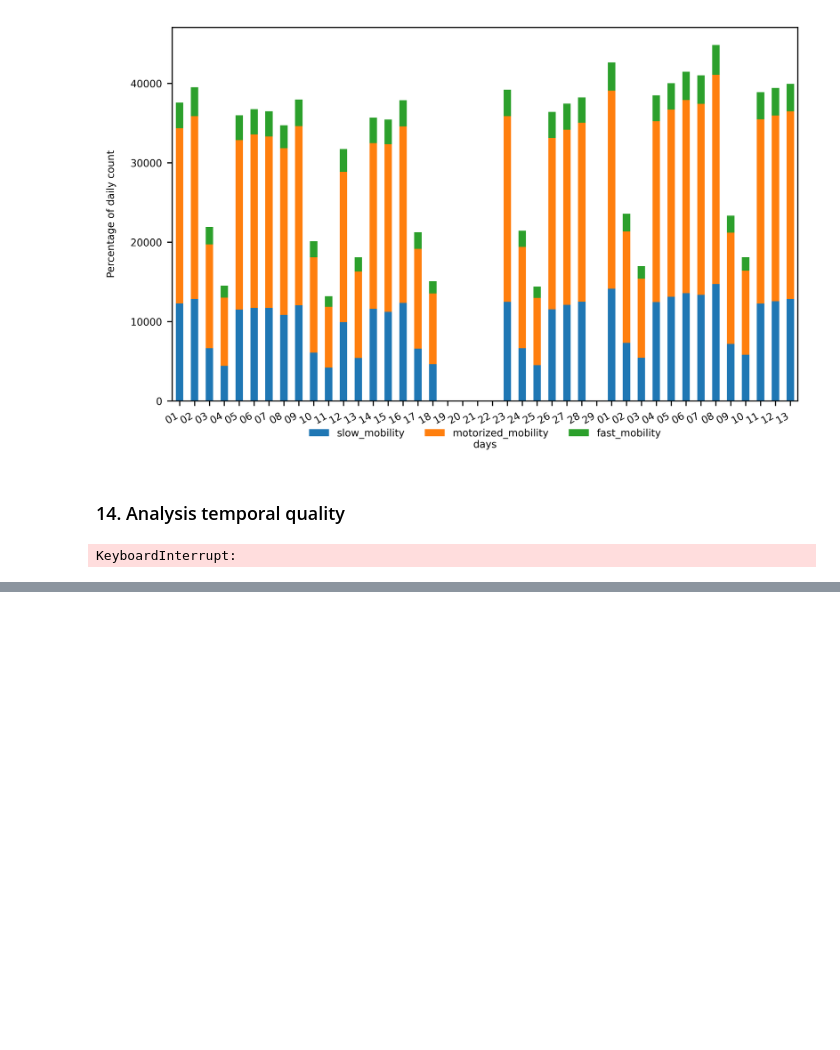
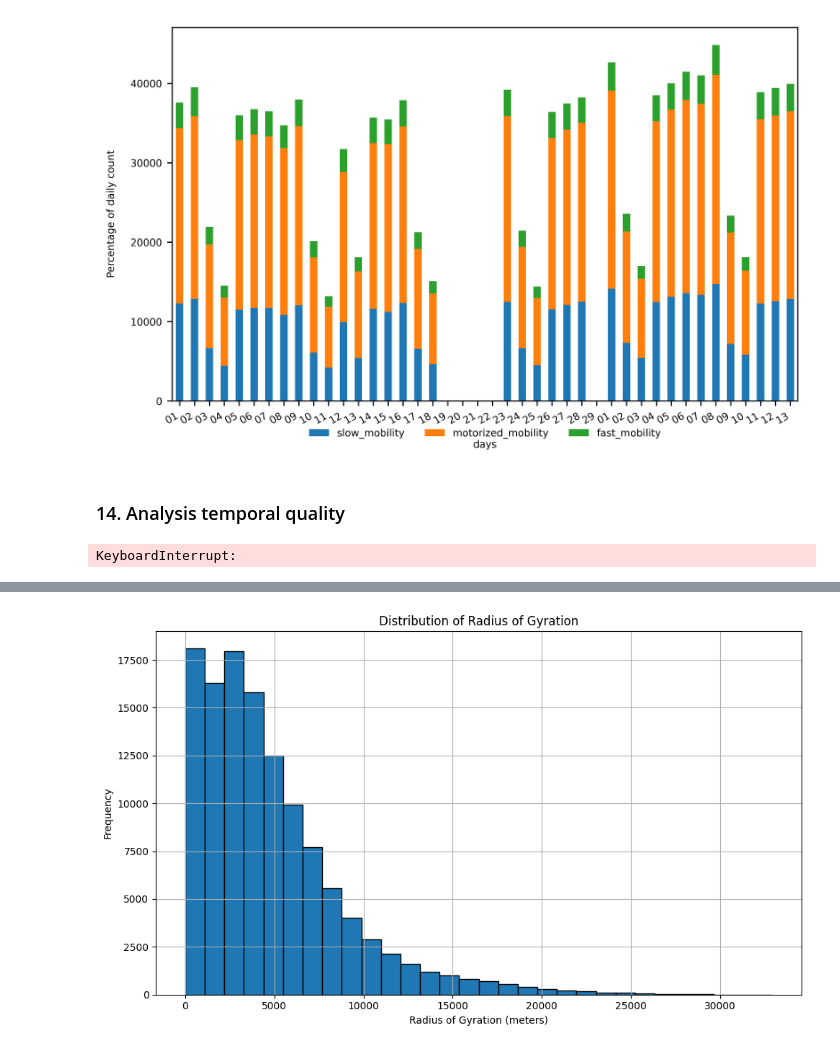
Before and after one commit to kfilonchik/mobility4py, a Jupyter notebook: staypoints-trackintel.ipynb, the cells around one changed output, grey strips where cells are left out. Cells and saved outputs as stored; diff of their text form; code cells hidden in the pictures; blank space fills up the shorter version.

Commit message:
further analysis of data

```diff
--- a/staypoints-trackintel.ipynb
+++ b/staypoints-trackintel.ipynb
@@ -560,0 +808,2 @@ KeyboardInterrupt:
+# %%
+m_gyration = ti.analysis.radius_gyration(staypoints, print_progress=True)
@@ -560,0 +828,16 @@ KeyboardInterrupt:
+# %%
+import matplotlib.pyplot as plt
+
+def plot_gyration_hist(m_gyration, bins=30):
+    plt.figure(figsize=(10, 6))
+    plt.hist(m_gyration, bins=bins, edgecolor='black')
+    plt.title('Distribution of Radius of Gyration')
+    plt.xlabel('Radius of Gyration (meters)')
+    plt.ylabel('Frequency')
+    plt.grid(True)
+    plt.tight_layout()
+    plt.show()
+# %%
+plot_gyration_hist(m_gyration)
+# %% [output]
+[figure, added]
```
Also changed, not shown: parts of 58 cells of this notebook, 13 other files.
